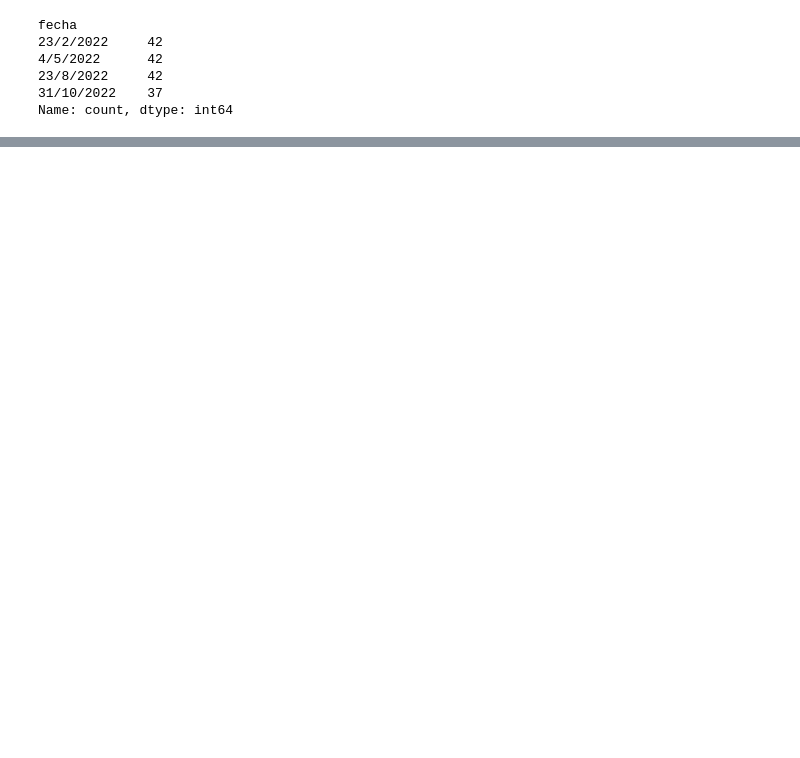
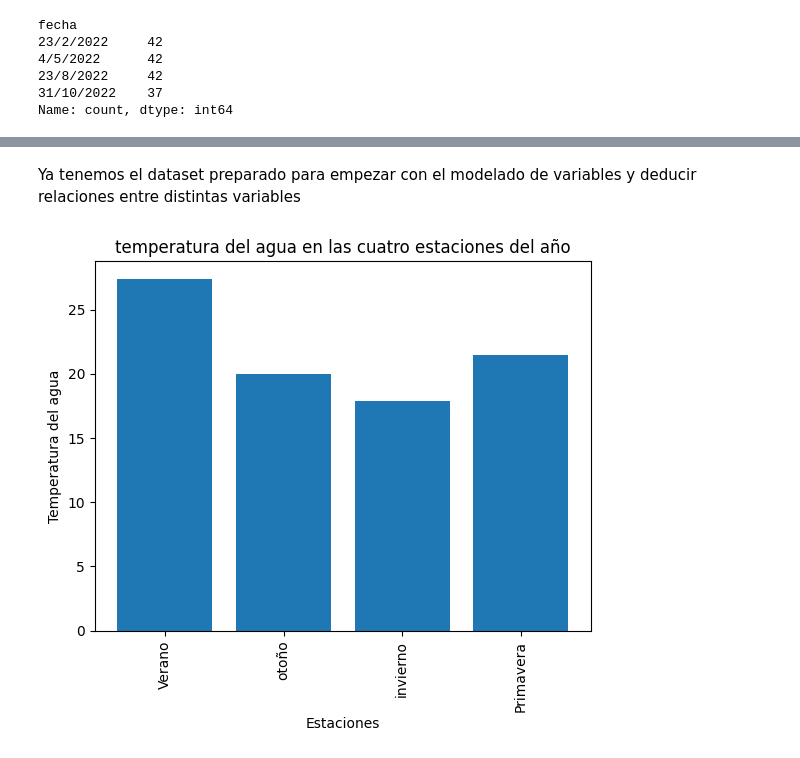
Before and after one commit to muller10000/tp-especial-ciencia-datos, a Jupyter notebook: Ejercicioespecial.ipynb, the cells around one changed output, grey strips where cells are left out. Cells and saved outputs as stored; diff of their text form; code cells hidden in the pictures; blank space fills up the shorter version.

```diff
--- a/Ejercicioespecial.ipynb
+++ b/Ejercicioespecial.ipynb
@@ -346,0 +402,2 @@ copy_dataset
+# %%
+copy_dataset = copy_dataset.dropna(thresh=14) # se borra por que la mitad de los datos tienen nulls
@@ -346,0 +412,5 @@ copy_dataset
+# %%
+copy_dataset["od"] = pd.to_numeric(copy_dataset["od"], errors='coerce') #checkear
+variable_od = copy_dataset["od"].median()
+copy_dataset["od"].fillna(variable_od,inplace = True)
+copy_dataset["od"]
@@ -346,0 +445,26 @@ copy_dataset
+# %%
+columnas = [
+    "tem_agua",
+    "tem_aire",
+    "od",
+    "ph",
+    "colif_fecales_ufc_100ml",
+    "escher_coli_ufc_100ml",
+    "enteroc_ufc_100ml",
+    "nitrato_mg_l",
+    "nh4_mg_l",
+    "p_total_l_mg_l",
+    "fosf_ortofos_mg_l",
+    "dbo_mg_l",
+    "dqo_mg_l",
+    "turbiedad_ntu",
+    "hidr_deriv_petr_ug_l",
+    "cr_total_mg_l",
+    "cd_total_mg_l",
+    "clorofila_a_ug_l",
+    "microcistina_ug_l"
+]
+for col in columnas:
+    copy_dataset[col] = pd.to_numeric(copy_dataset[col], errors= 'coerce')
+    mediana = copy_dataset[col].median()
+    copy_dataset[col].fillna(mediana,inplace= True)
@@ -346,0 +489,15 @@ copy_dataset
+# %% [markdown]
+Ya tenemos el dataset preparado para empezar con el modelado de variables y deducir relaciones entre distintas variables
+# %%
+verano = copy_dataset[copy_dataset["campaña"] == "Verano"]
+plt.bar(copy_dataset["campaña"],copy_dataset["tem_agua"])
+
+plt.xlabel("Estaciones")
+plt.ylabel("Temperatura del agua")
+
+plt.title("temperatura del agua en las cuatro estaciones del año")
+plt.xticks(rotation=90)
+
+plt.show()
+# %% [output]
+[figure, added]
```
Also changed, not shown: parts of 37 cells of this notebook.
